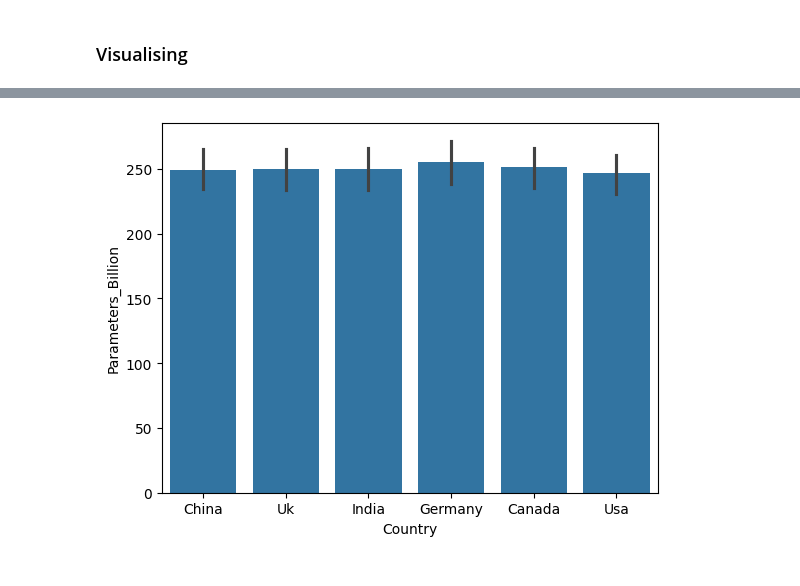
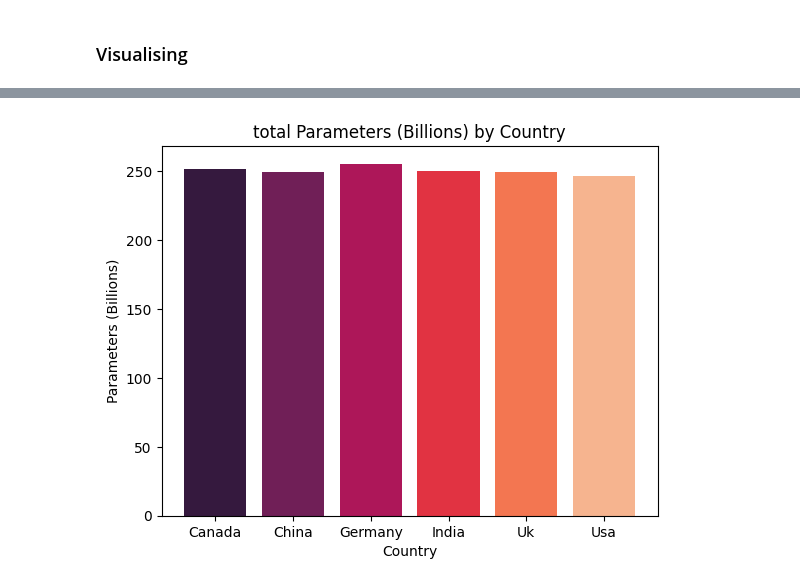
Before and after one commit to RDC28/ds-notes, a Jupyter notebook: EDA/small_eda_project.ipynb, the cells around one changed output, grey strips where cells are left out. Drawn from its saved outputs; the diff is of its cells as text; code cells hidden in the pictures.

```diff
--- a/EDA/small_eda_project.ipynb
+++ b/EDA/small_eda_project.ipynb
@@ -201,5 +211,9 @@ memory usage: 345.8+ KB
 # %%
-sns.barplot(data = df, x = 'Country', y = 'Parameters_Billion')
+plot_data = pd.DataFrame(df.groupby(by = 'Country')['Parameters_Billion'].mean())
+plt.bar(data = plot_data, x = plot_data.index, height = 'Parameters_Billion', color = sns.color_palette('rocket', 6))
+plt.title('total Parameters (Billions) by Country')
+plt.xlabel('Country')
+plt.ylabel('Parameters (Billions)')
 plt.show()
 # %% [output]
-[figure, old version]
+[figure, new version]
```
Also changed, not shown: parts of 2 cells of this notebook, 1 other file.
